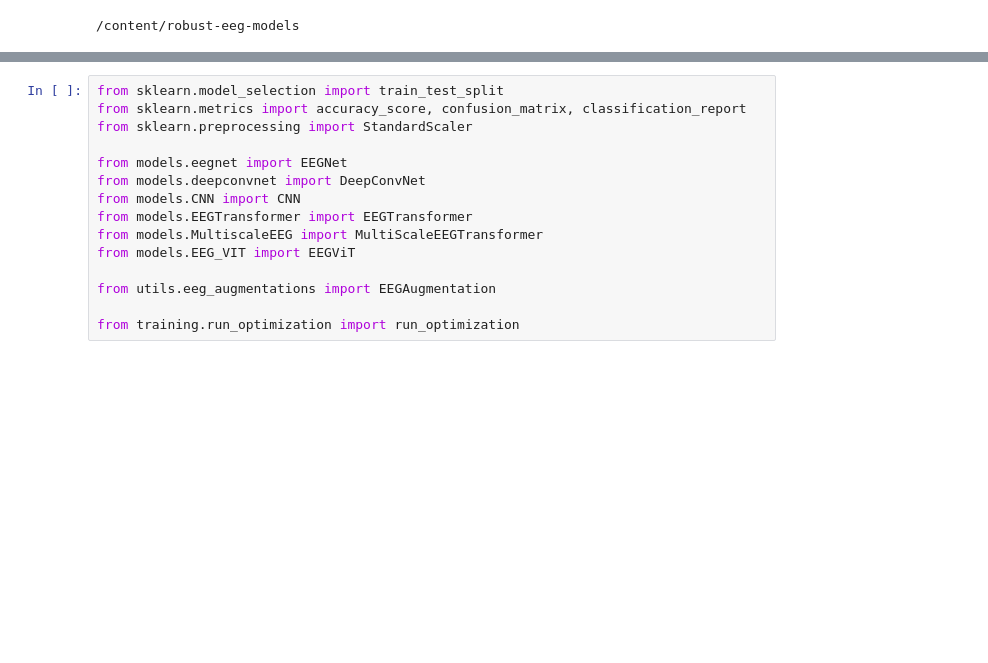
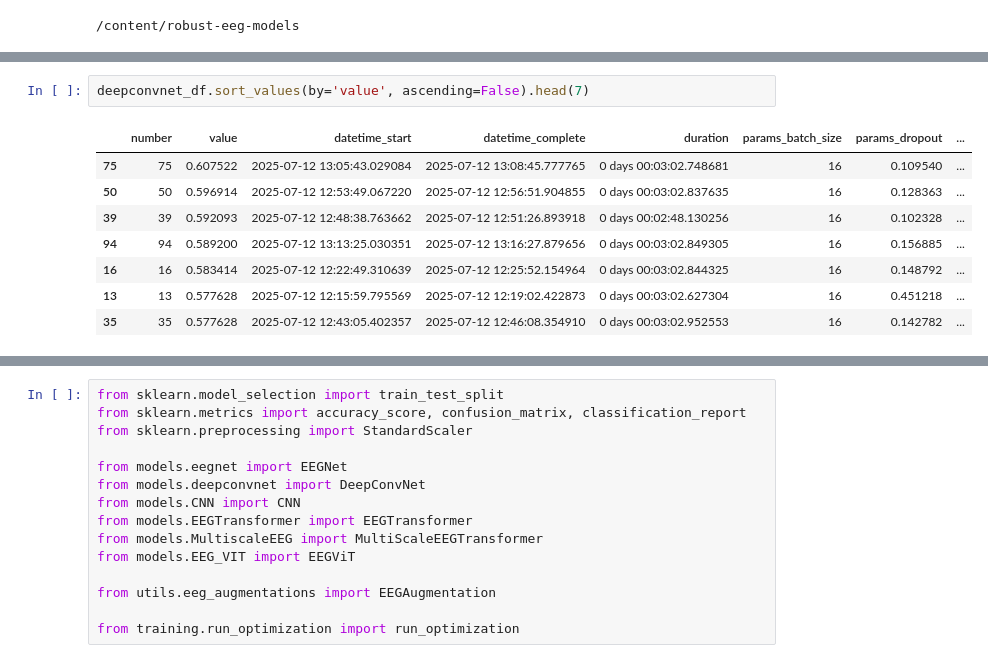
Before and after one commit to VictoryChianumba/robust-eeg-models, a Jupyter notebook: training/train_mlp.ipynb, the cells around one changed output, grey strips where cells are left out. Cells and saved outputs as stored; diff of their text form; blank space fills up the shorter version.

```diff
--- a/training/train_mlp.ipynb
+++ b/training/train_mlp.ipynb
@@ -31,3 +47,14 @@ deepconvnet_df.head()
+# %%
+deepconvnet_df.sort_values(by='value', ascending=False).head(7)
+# %% [output]
+|  | number | value | datetime_start | datetime_complete | duration | params_batch_size | params_dropout | ... |
+| 75 | 75 | 0.607522 | 2025-07-12 13:05:43.029084 | 2025-07-12 13:08:45.777765 | 0 days 00:03:02.748681 | 16 | 0.109540 | ... |
+| 50 | 50 | 0.596914 | 2025-07-12 12:53:49.067220 | 2025-07-12 12:56:51.904855 | 0 days 00:03:02.837635 | 16 | 0.128363 | ... |
+| 39 | 39 | 0.592093 | 2025-07-12 12:48:38.763662 | 2025-07-12 12:51:26.893918 | 0 days 00:02:48.130256 | 16 | 0.102328 | ... |
+| 94 | 94 | 0.589200 | 2025-07-12 13:13:25.030351 | 2025-07-12 13:16:27.879656 | 0 days 00:03:02.849305 | 16 | 0.156885 | ... |
+| 16 | 16 | 0.583414 | 2025-07-12 12:22:49.310639 | 2025-07-12 12:25:52.154964 | 0 days 00:03:02.844325 | 16 | 0.148792 | ... |
+| 13 | 13 | 0.577628 | 2025-07-12 12:15:59.795569 | 2025-07-12 12:19:02.422873 | 0 days 00:03:02.627304 | 16 | 0.451218 | ... |
+| 35 | 35 | 0.577628 | 2025-07-12 12:43:05.402357 | 2025-07-12 12:46:08.354910 | 0 days 00:03:02.952553 | 16 | 0.142782 | ... |
 # %%
 deepconvnet_params = deepconvnet_df[deepconvnet_df['value']==deepconvnet_df['value'].max()]
 deepconvnet_params
```
Also changed, not shown: parts of 26 cells of this notebook.
